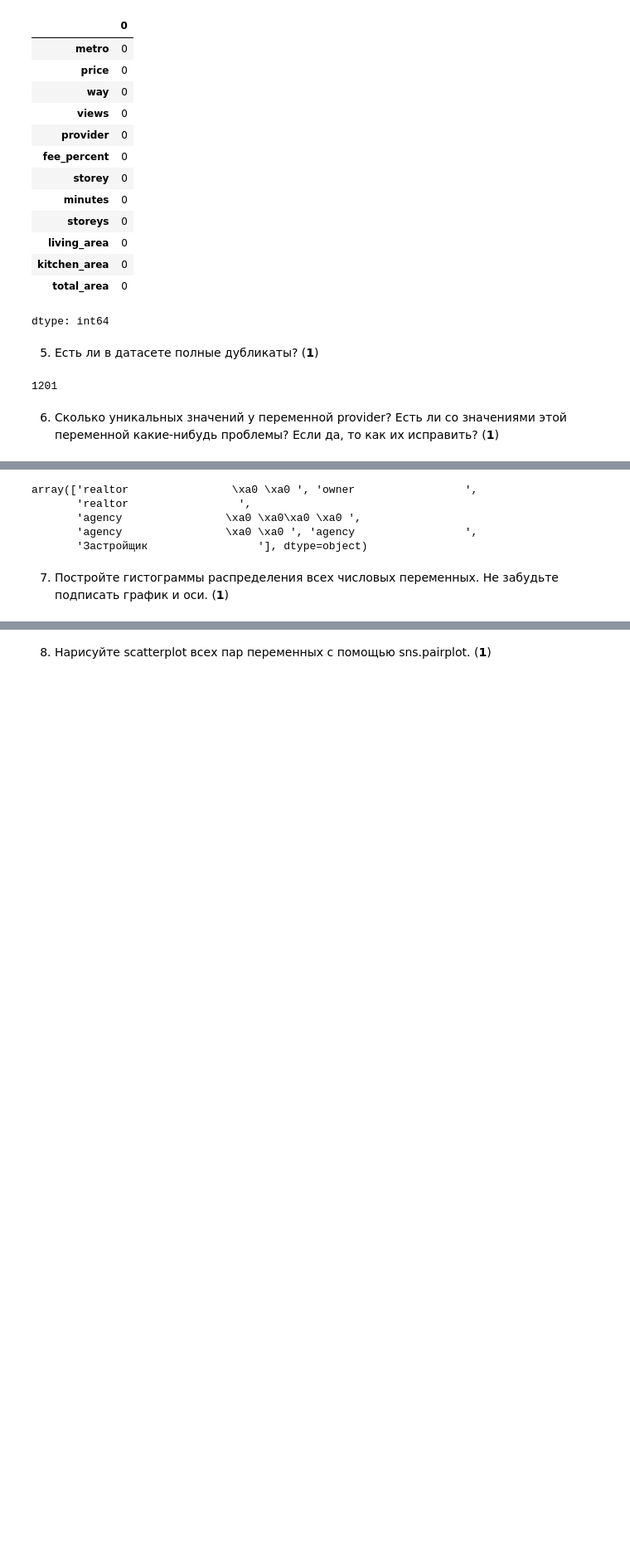
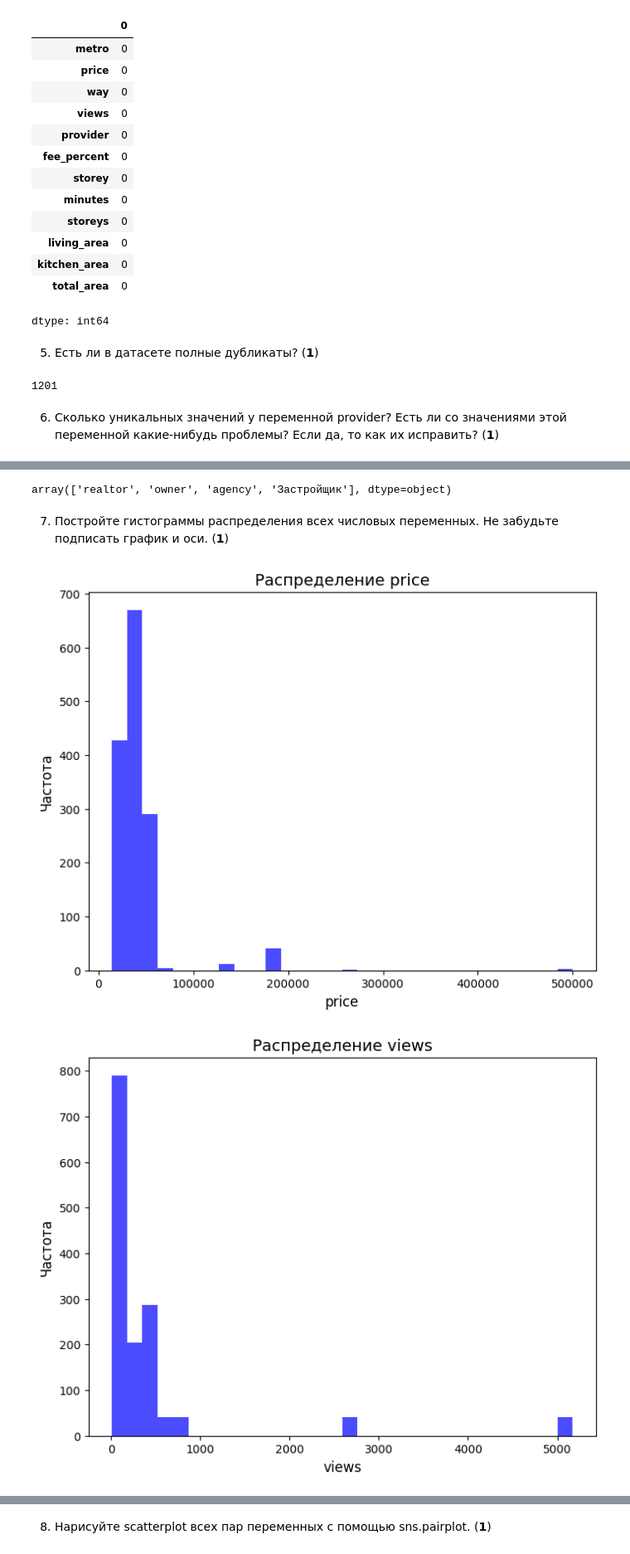
Before and after one commit to esis-a-i/Python-Analytic-Adv-HSE, a Jupyter notebook: HWs/hw3.ipynb, the cells around one changed output, grey strips where cells are left out. Shown at 83% size. Saved outputs shown, nothing was run; the diff lists cells and outputs as text; code cells hidden in the pictures; blank space fills up the shorter version.

```diff
--- a/HWs/hw3.ipynb
+++ b/HWs/hw3.ipynb
@@ -109,10 +115,8 @@ df.duplicated().sum()
+# %%
+df["provider"] = df["provider"].apply(lambda x: x.strip().replace('\xa0', ''))
 # %%
 df["provider"].unique()
 # %% [output]
-array(['realtor                \xa0 \xa0 ', 'owner                 ',
-       'realtor                 ',
-       'agency                \xa0 \xa0\xa0 \xa0 ',
-       'agency                \xa0 \xa0 ', 'agency                 ',
-       'Застройщик                 '], dtype=object)
+array(['realtor', 'owner', 'agency', 'Застройщик'], dtype=object)
 # %% [markdown]
 7. Постройте гистограммы распределения всех числовых переменных. Не забудьте подписать график и оси. (**1**)
@@ -118,0 +125,13 @@ array(['realtor                \xa0 \xa0 ', 'owner                 ',
+# %%
+numerical_columns = ['price', 'views', 'fee_percent', 'storey', 'minutes', 'storeys', 'living_area', 'kitchen_area', 'total_area']
+
+for column in numerical_columns:
+  plt.figure(figsize=(8,6))
+  plt.hist(df[column].dropna(), bins=30, color='blue', alpha=0.7)
+  plt.title(f'Распределение {column}', fontsize=14)
+  plt.xlabel(column, fontsize=12)
+  plt.ylabel('Частота', fontsize=12)
+  plt.show()
+# %% [output]
+[figure, added]
+[figure, added]
```
Also changed, not shown: parts of 45 cells of this notebook.
